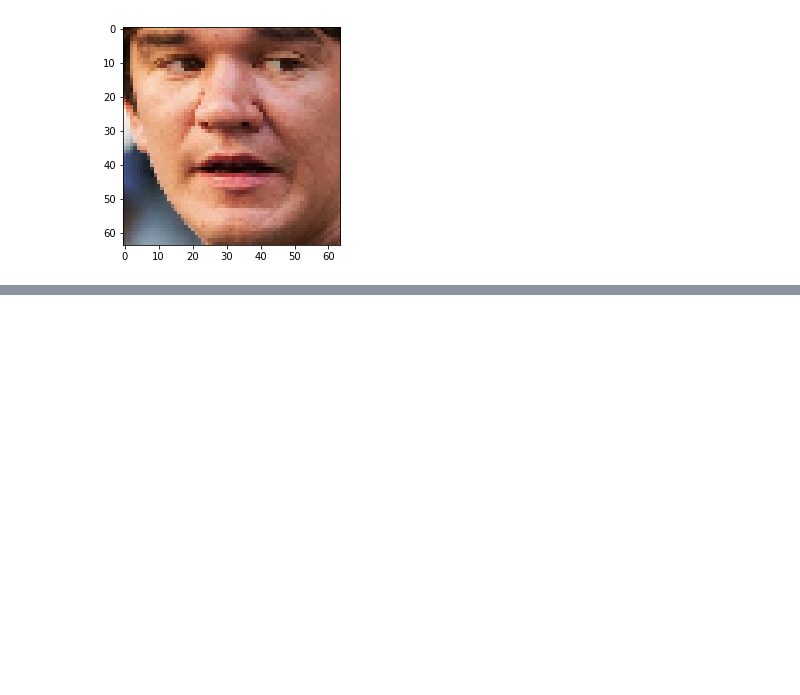
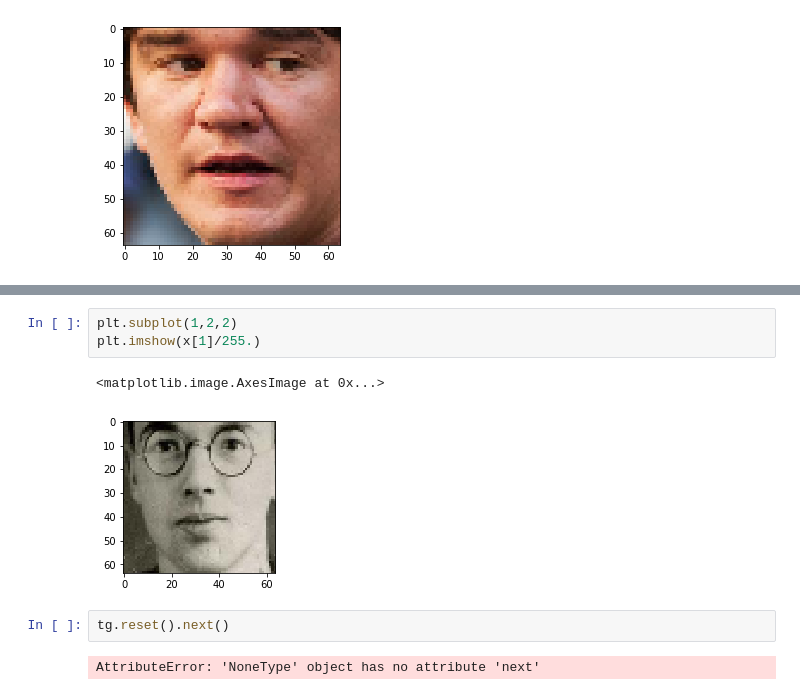
Before and after one commit to mbhuber/Insight-AI-Project, a Jupyter notebook: preprocess/ImagePipeline.ipynb, the cells around one changed output, grey strips where cells are left out. Drawn from its saved outputs; the diff is of its cells as text; blank space fills up the shorter version.

```diff
--- a/preprocess/ImagePipeline.ipynb
+++ b/preprocess/ImagePipeline.ipynb
@@ -186,0 +223,10 @@ a= preprocessImageBatch(x)
+# %%
+plt.subplot(1,2,2)
+plt.imshow(x[1]/255.)
+# %% [output]
+<matplotlib.image.AxesImage at 0x...>
+[figure, added]
+# %%
+tg.reset().next()
+# %% [output]
+AttributeError: 'NoneType' object has no attribute 'next'
```
Also changed, not shown: parts of 17 cells of this notebook, 3 other files.
